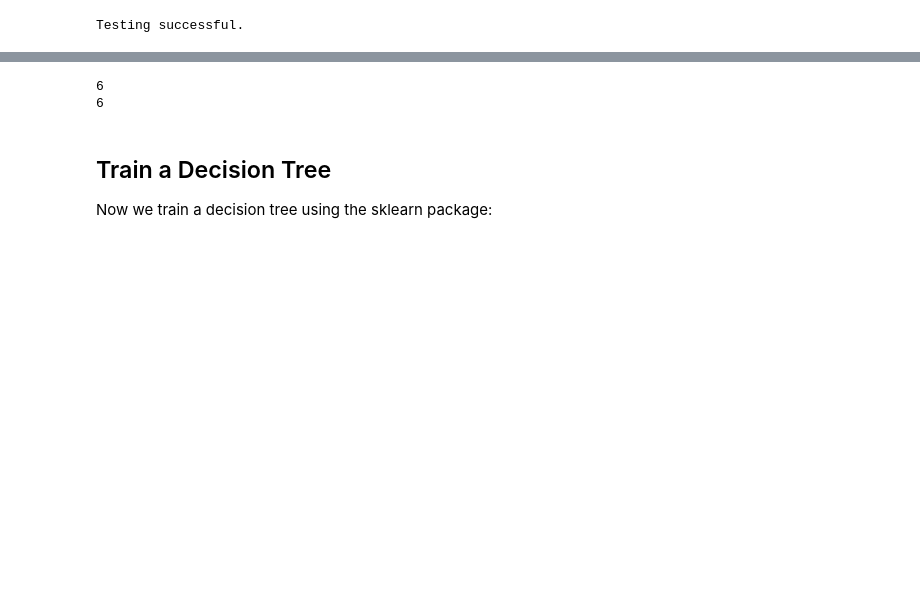
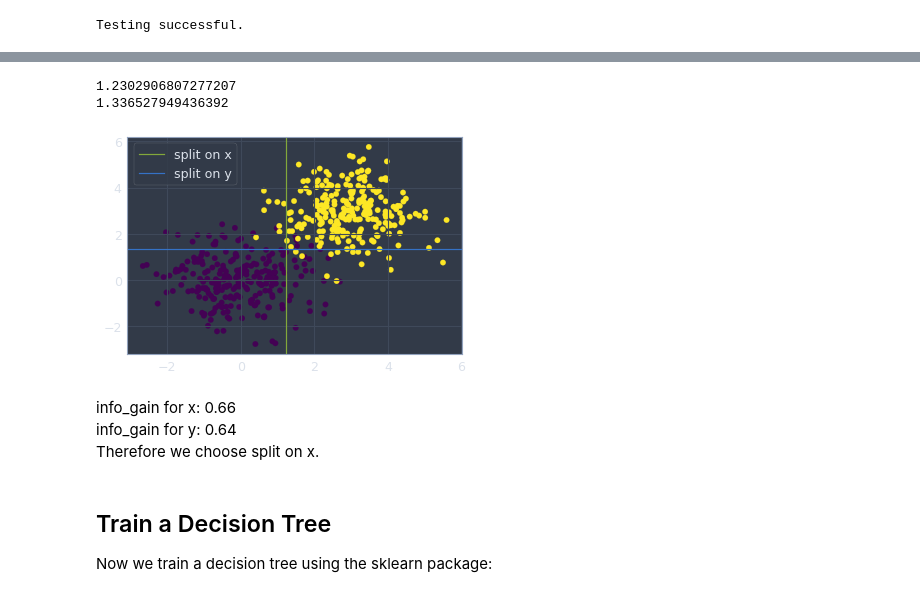
Before and after one commit to alyonavyshnevska/intelligent_data_analysis, a Jupyter notebook: Lab04_Deciscion_Trees/Decision_Trees.ipynb, the cells around one changed output, grey strips where cells are left out. Cells and saved outputs as stored; diff of their text form; code cells hidden in the pictures; blank space fills up the shorter version.

```diff
--- a/Lab04_Deciscion_Trees/Decision_Trees.ipynb
+++ b/Lab04_Deciscion_Trees/Decision_Trees.ipynb
@@ -27,10 +27,10 @@ from matplotlib import pyplot as plt
 Write a function that calculates the entropy defined as: $$S = - \sum_{i}^{}\hat{p}_{i}\log(\hat{p}_{i}),$$. <b>Hint:</b> The function input is a vector of labels and the function should return the entropy.
 # %%
 def entropy(labels):
-    value,counts = np.unique(labels, return_counts=True)
-    norm_counts = counts / counts.sum()
-    ent_pos = sum(norm_counts * np.log2(norm_counts))
-    if ent_pos != 0:
-        return - ent_pos
-    else:
-        return 0.
+    ent_list = []
+    values, counts = np.unique(labels, return_counts=True)
+    for c in counts:
+        probability = float(c)/sum(counts)
+        ent = - (probability*np.log2(probability))
+        ent_list.append(ent)
+    return sum(ent_list)
@@ -60,8 +64,9 @@ Write a function that calculates the information gain obtained by setting the th
 def info_gain(x,y,t):
     y_left = [y for (x,y) in zip(x,y) if x > t]
     y_right = [y for (x,y) in zip(x,y) if x <= t]
-    ent = entropy(y) - (len(y_left)/len(y) * entropy(y_left) + (len(y_left)/len(y)) * entropy(y_right))
-    return float("{0:.4f}".format(ent))
+    ent = entropy(y) - (((len(y_left)/len(y)) * entropy(y_left)) + (
+        (len(y_right)/len(y)) * entropy(y_right)))
+    return float("{0:.5f}".format(ent))
 # %% [markdown]
 Check if your solution is correct:
 # %%
@@ -106,11 +115,7 @@ No handles with labels found to put in legend.
 Write a function 'find_best_split(x,y)' that gets two input vectors $x \in \mathbb{R}^d$ and $y \in \{0,1\}^d$. This function should return the threshold $t \in x$ with the best split. <b>Hint:</b> Use the function 'info_gain' from exercise 2.
 # %%
 def find_best_split(x,y):
-    t_s = []
-    for t_test in range(len(x)-1):
-        gain = info_gain(x,y,t_test)
-        t_s.append(gain)
-    return np.argmax(t_s)
+    return x[np.argmax([info_gain(x,y,t_test) for t_test in x])]
 # %% [markdown]
 Check if your solution is correct:
 # %%
@@ -135,8 +140,21 @@ y_best = find_best_split(X[:,1], label)
 print(x_best)
 print(y_best)
 # %% [output]
-6
-6
+1.2302906807277207
+1.336527949436392
+# %%
+plt.scatter(x=X[:,0], y=X[:,1], c=label)
+plt.axvline(x=x_best, label='split on x', color = 'g')
+plt.axhline(y=y_best, label='split on y')
+plt.plot(0, y_best)
+plt.legend()
+plt.show()
+# %% [output]
+[figure, added]
+# %% [markdown]
+info_gain for x: 0.66
+info_gain for y: 0.64
+Therefore we choose split on x.
 # %% [markdown]
 ## Train a Decision Tree
 Now we train a decision tree using the sklearn package:
```
Also changed, not shown: parts of 7 cells of this notebook.
